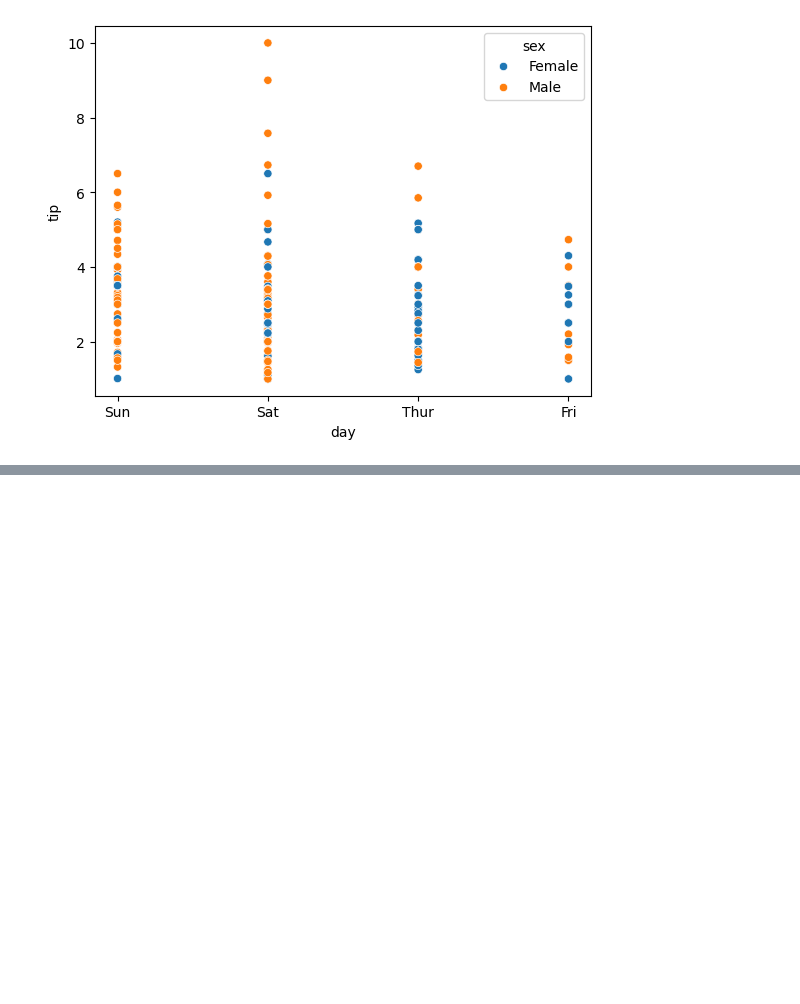
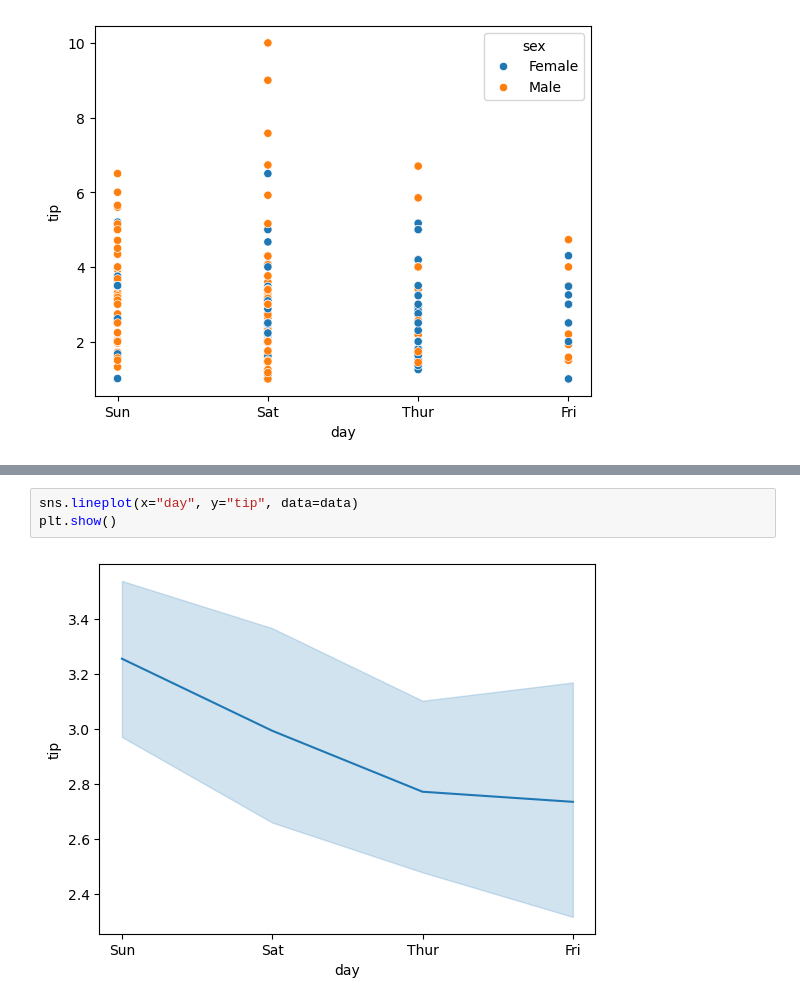
Before and after one commit to TurmaeUrsorum/belajar-piton, a Jupyter notebook: 21. Data Visualization Seaborn/seaborn.ipynb, the cells around one changed output, grey strips where cells are left out. Cells and saved outputs as stored; diff of their text form; blank space fills up the shorter version.

Commit message:
checkpoint : ampe scaling plot

```diff
--- a/21. Data Visualization Seaborn/seaborn.ipynb
+++ b/21. Data Visualization Seaborn/seaborn.ipynb
@@ -98,0 +103,5 @@ plt.show()
+# %%
+sns.lineplot(x="day", y="tip", data=data)
+plt.show()
+# %% [output]
+[figure, added]
```
Also changed, not shown: parts of 15 cells of this notebook.
